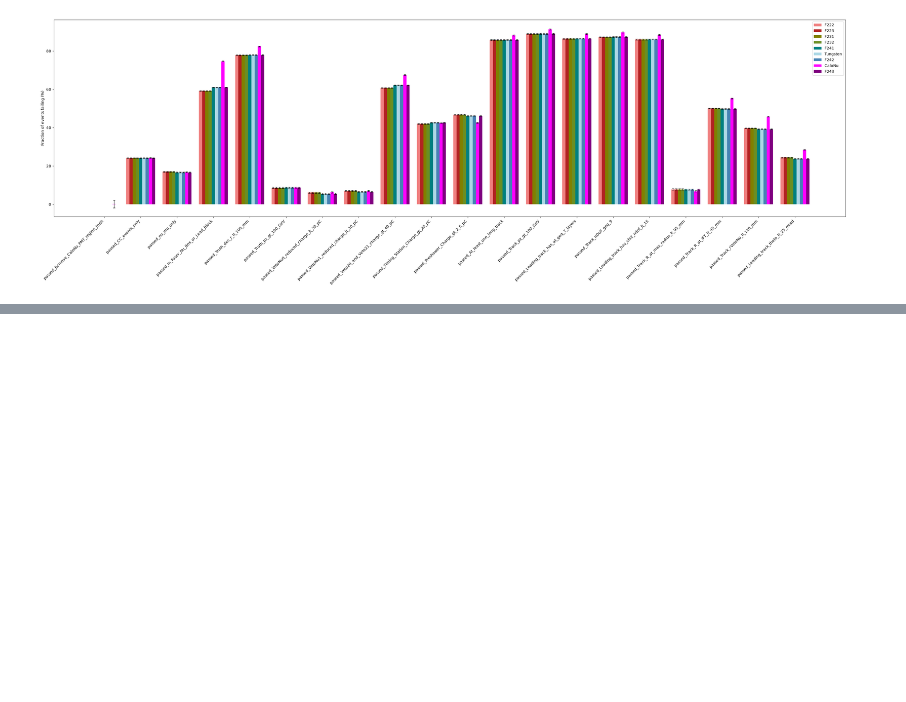
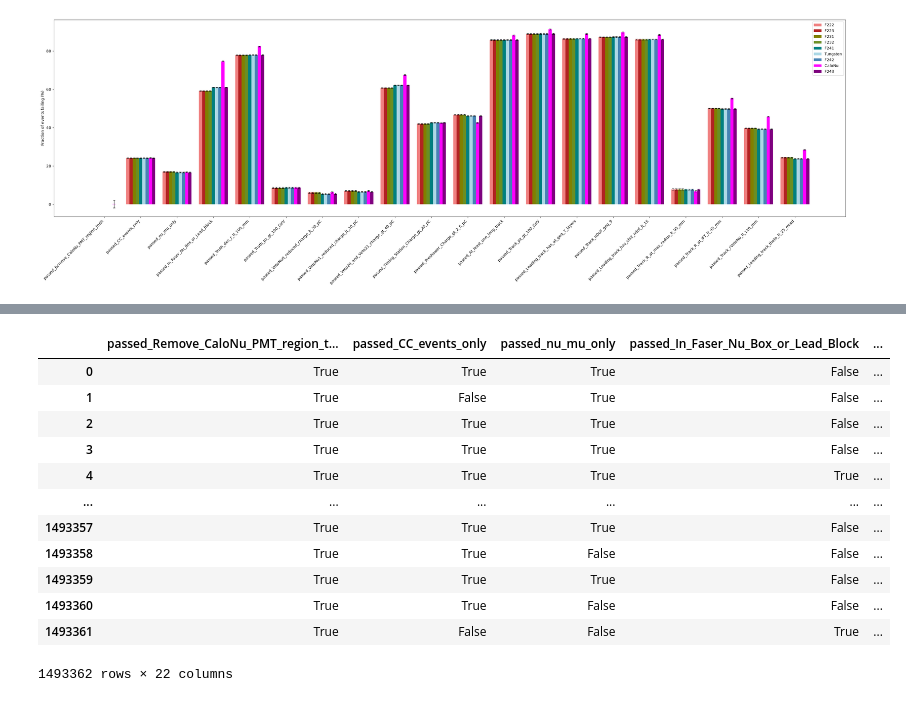
Before and after one commit to benw22022/nuAnalysis, a Jupyter notebook: cutflows_MC_withTruthCuts.ipynb, the cells around one changed output, grey strips where cells are left out. Cells and saved outputs as stored; diff of their text form; code cells hidden in the pictures; blank space fills up the shorter version.

```diff
--- a/cutflows_MC_withTruthCuts.ipynb
+++ b/cutflows_MC_withTruthCuts.ipynb
@@ -696,0 +795,18 @@ plt.show()
+# %%
+test = "build/MC_new_truth/2022_2023.bck.root"
+test_cf = uproot.open(f"{test}:eventID_pass").arrays(library="pd")
+display(test_cf)
+# %% [output]
+|  | passed_Remove_CaloNu_PMT_region_t... | passed_CC_events_only | passed_nu_mu_only | passed_In_Faser_Nu_Box_or_Lead_Block | ... |
+| 0 | True | True | True | False | ... |
+| 1 | True | False | True | False | ... |
+| 2 | True | True | True | False | ... |
+| 3 | True | True | True | False | ... |
+| 4 | True | True | True | True | ... |
+| ... | ... | ... | ... | ... | ... |
+| 1493357 | True | True | True | False | ... |
+| 1493358 | True | True | False | False | ... |
+| 1493359 | True | True | True | False | ... |
+| 1493360 | True | True | False | False | ... |
+| 1493361 | True | False | False | True | ... |
+1493362 rows × 22 columns
```
Also changed, not shown: parts of 4 cells of this notebook, 8 other files.
